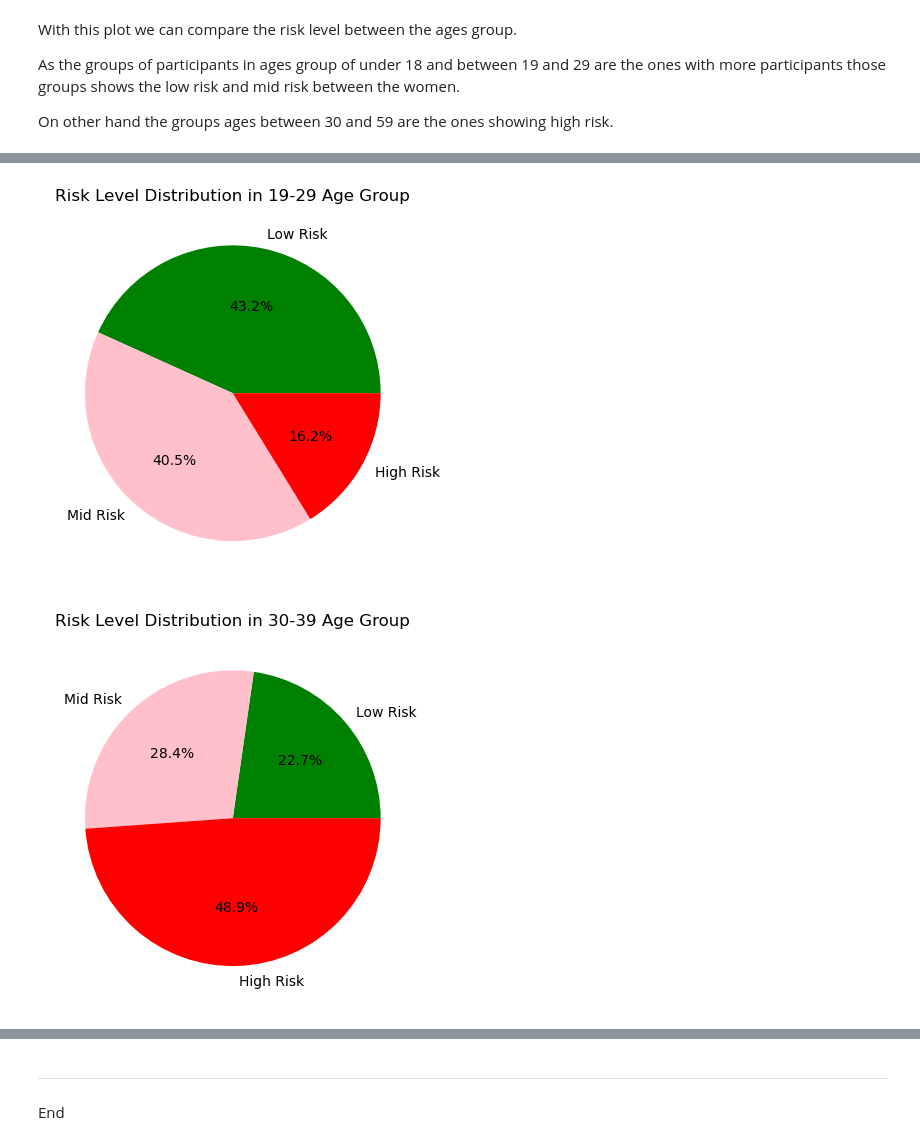
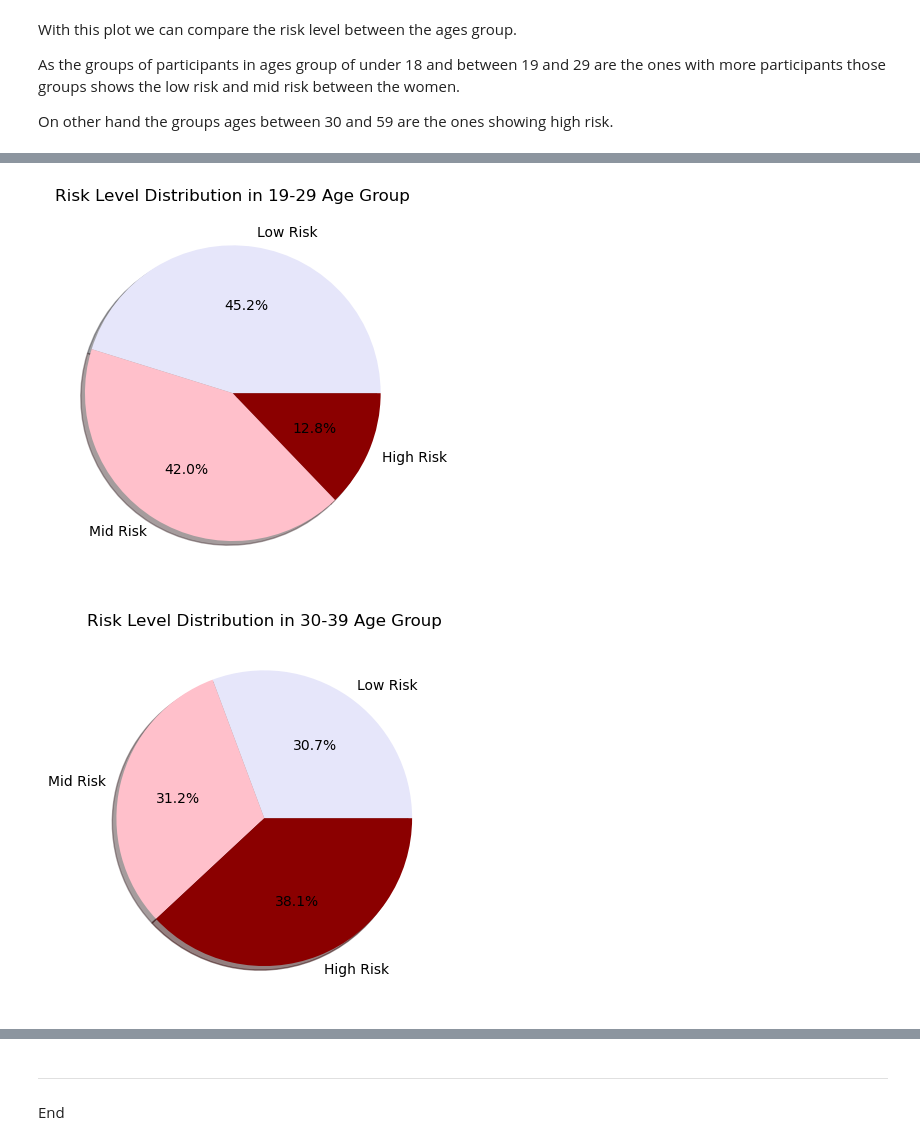
Before and after one commit to Jennyicano/PFDA, a Jupyter notebook: pfda_project/big_project.ipynb, the cells around one changed output, grey strips where cells are left out. Cells and saved outputs as stored; diff of their text form; code cells hidden in the pictures.

Commit message:
Fixing the percents of the pie charts and the colors of pie charts and previous plot

```diff
--- a/pfda_project/big_project.ipynb
+++ b/pfda_project/big_project.ipynb
@@ -186,17 +213,17 @@ On other hand the groups ages between 30 and 59 are the ones showing high risk.
 # Looking at the risk level of the participants by age group in a pie chart
 
 age_groups = ["<18", "19-29", "30-39", "40-49", "50-59", ">60"]
-low_risk = [100, 160, 40, 30, 15, 5]
-mid_risk = [80, 150, 50, 40, 30, 20]
-high_risk = [30, 60, 86, 90, 80, 50]
+low_risk = [103, 169, 54, 34, 20, 26]
+mid_risk = [53, 157, 55, 19, 27, 25]
+high_risk = [37, 48, 67, 61, 49, 10]
 
 risk_data = list(zip(low_risk, mid_risk, high_risk))
 labels = ["Low Risk", "Mid Risk", "High Risk"]
-colors = ["green", "pink", "red"]
+colors = ["lavender", "pink", "darkred"]
 
 for i, age_group in enumerate(age_groups):
     plt.figure()
-    plt.pie(risk_data[i], labels=labels, autopct="%1.1f%%", colors=colors)
+    plt.pie(risk_data[i], labels=labels, autopct="%1.1f%%", colors=colors, shadow=True)
     plt.title(f"Risk Level Distribution in {age_group} Age Group")
     plt.show()
 # %% [output]
@@ -204,2 +231,2 @@ for i, age_group in enumerate(age_groups):
-[figure, old version]
+[figure, new version]
-[figure, old version]
+[figure, new version]
```
Also changed, not shown: parts of 6 cells of this notebook.
